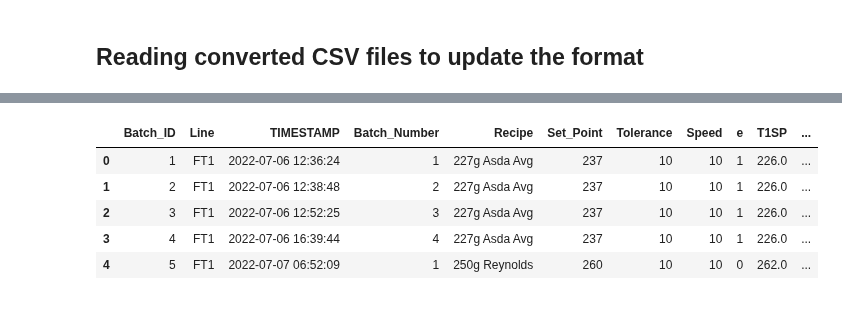
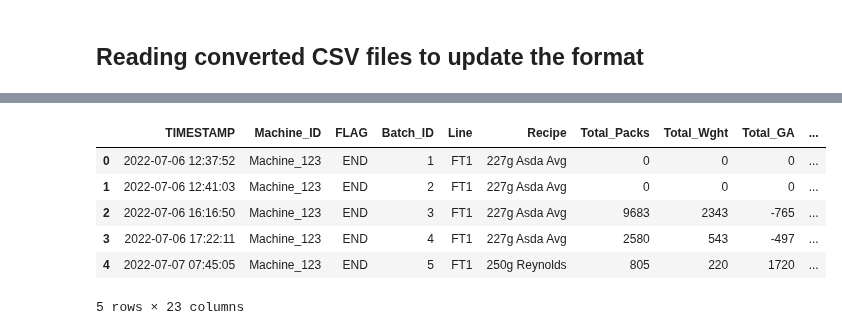
Before and after one commit to musman2012/ml-data_science, a Jupyter notebook: DataIngestionPrep.ipynb, the cells around one changed output, grey strips where cells are left out. Drawn from its saved outputs; the diff is of its cells as text; code cells hidden in the pictures.

```diff
--- a/DataIngestionPrep.ipynb
+++ b/DataIngestionPrep.ipynb
@@ -65,3 +63,6 @@ cw_df = add_flags_machines(cw_df, "CHK_WER", "Machine_123")
 end_df = add_flags_machines(end_df, "END", "Machine_123")
 start_df = add_flags_machines(start_df, "START", "Machine_123")
 scale_df = add_flags_machines(scale_df, "SCALE", "Machine_123")
+# %%
+end_df.fillna('NA', inplace=True)
+end_df.head(10)
@@ -67,0 +82,5 @@ scale_df = add_flags_machines(scale_df, "SCALE", "Machine_123")
+# %%
+## adding line to end transactions
+end_df['Line'] = start_df['Line']
+end_df['Recipe'] = start_df['Recipe']
+end_df.head()
@@ -68,9 +121,10 @@ scale_df = add_flags_machines(scale_df, "SCALE", "Machine_123")
 # %%
-start_df.head()
+end_df.head()
 # %% [output]
-|  | Batch_ID | Line | TIMESTAMP | Batch_Number | Recipe | Set_Point | Tolerance | Speed | e | T1SP | ... |
-| 0 | 1 | FT1 | 2022-07-06 12:36:24 | 1 | 227g Asda Avg | 237 | 10 | 10 | 1 | 226.0 | ... |
-| 1 | 2 | FT1 | 2022-07-06 12:38:48 | 2 | 227g Asda Avg | 237 | 10 | 10 | 1 | 226.0 | ... |
-| 2 | 3 | FT1 | 2022-07-06 12:52:25 | 3 | 227g Asda Avg | 237 | 10 | 10 | 1 | 226.0 | ... |
-| 3 | 4 | FT1 | 2022-07-06 16:39:44 | 4 | 227g Asda Avg | 237 | 10 | 10 | 1 | 226.0 | ... |
-| 4 | 5 | FT1 | 2022-07-07 06:52:09 | 1 | 250g Reynolds | 260 | 10 | 10 | 0 | 262.0 | ... |
+|  | TIMESTAMP | Machine_ID | FLAG | Batch_ID | Line | Recipe | Total_Packs | Total_Wght | Total_GA | ... |
+| 0 | 2022-07-06 12:37:52 | Machine_123 | END | 1 | FT1 | 227g Asda Avg | 0 | 0 | 0 | ... |
+| 1 | 2022-07-06 12:41:03 | Machine_123 | END | 2 | FT1 | 227g Asda Avg | 0 | 0 | 0 | ... |
+| 2 | 2022-07-06 16:16:50 | Machine_123 | END | 3 | FT1 | 227g Asda Avg | 9683 | 2343 | -765 | ... |
+| 3 | 2022-07-06 17:22:11 | Machine_123 | END | 4 | FT1 | 227g Asda Avg | 2580 | 543 | -497 | ... |
+| 4 | 2022-07-07 07:45:05 | Machine_123 | END | 5 | FT1 | 250g Reynolds | 805 | 220 | 1720 | ... |
+5 rows × 23 columns
```
Also changed, not shown: parts of 12 cells of this notebook.
